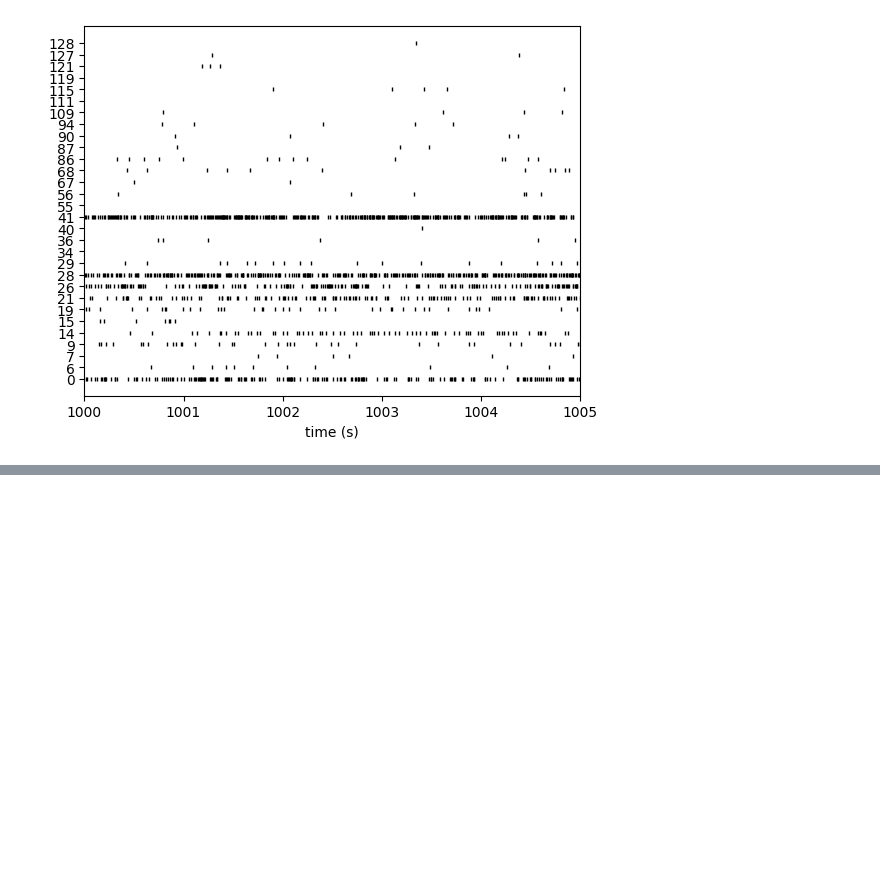
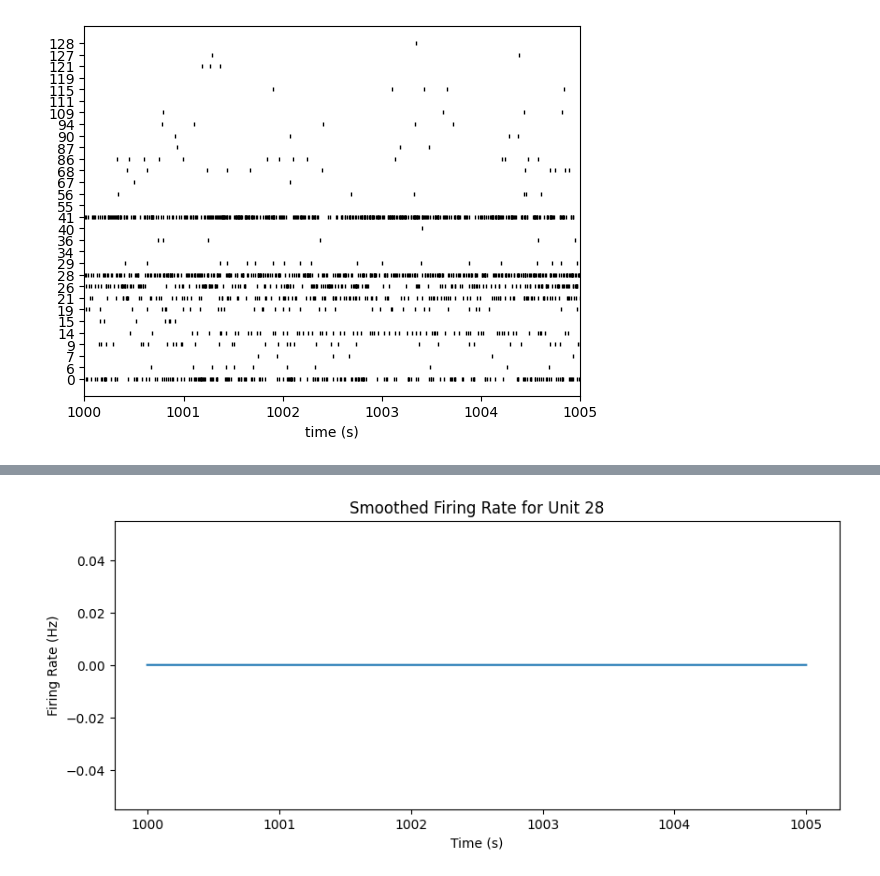
Before and after one commit to m-lockwood/sjlab, a Jupyter notebook: Python/spikeinterface/plot_firing_rates.ipynb, the cells around one changed output, grey strips where cells are left out. Cells and saved outputs as stored; diff of their text form; code cells hidden in the pictures; blank space fills up the shorter version.

```diff
--- a/Python/spikeinterface/plot_firing_rates.ipynb
+++ b/Python/spikeinterface/plot_firing_rates.ipynb
@@ -204,0 +175,64 @@ In which $\sigma_{w}$ determines the temporal resolution of the firing rate.
+# %%
+# NEEDS DEBUGGING -- BASED ON CHATGPT EXAMPLE CODE
+
+import numpy as np
+import matplotlib.pyplot as plt
+from scipy.ndimage import gaussian_filter1d
+
+#------------------------------------------------------------------------------
+# USER CONFIGURATION
+#------------------------------------------------------------------------------
+
+## Define the specific unit ID for which to calculate the firing rate
+specific_unit_id = 28  # Replace with the desired unit ID
+
+## Define standard deviation for the Gaussian kernel
+sigma = 0.1 # Standard deviation of 100 ms
+
+# Time step between consecutive samples
+time_step = 0.001  # 1 ms
+
+## Specify times over which sliding window should be applied to calculate
+##  changes in firing rate should be calculated.
+t_start = 1000
+t_end = 1005
+
+# Specify whether the sliding window w(t) is centered at time t (True) or
+# applied to previous time points (False) (constitutes a causal filter).
+centered = False
+
+#==============================================================================
+
+# Retrieve the entire spike train for the specific unit
+spike_train = sorting.get_unit_spike_train(
+    unit_id=specific_unit_id,
+    return_times=True
+    )
+
+# Create a time vector from t_start to t_end with a fine resolution
+time_vector = np.arange(t_start, t_end, time_step)
+
+# Count the number of spikes within each bin of the time vector
+spike_counts, bin_edges = np.histogram(spike_train, bins=time_vector)
+
+# Apply Gaussian filter to the binary spike train
+smoothed_firing_rate = gaussian_filter1d(spike_counts, sigma = sigma/time_step, axis=0, mode='constant')
+
+# Plot the smoothed firing rate
+plt.figure(figsize=(10, 4))
+
+# If window is not centered (indicating a causal filter), take the
+# right edge of the bin as the time point
+if centered == False:
+    plt.plot(bin_edges[1:], smoothed_firing_rate)
+
+# If window is centered, take the middle of the bin as the time point
+elif centered == True:
+    plt.plot(bin_edges[1:]+time_step/2, smoothed_firing_rate)
+
+plt.xlabel('Time (s)')
+plt.ylabel('Firing Rate (Hz)')
+plt.title(f'Smoothed Firing Rate for Unit {specific_unit_id}')
+plt.show()
+# %% [output]
+[figure, added]
```
Also changed, not shown: parts of 8 cells of this notebook.
